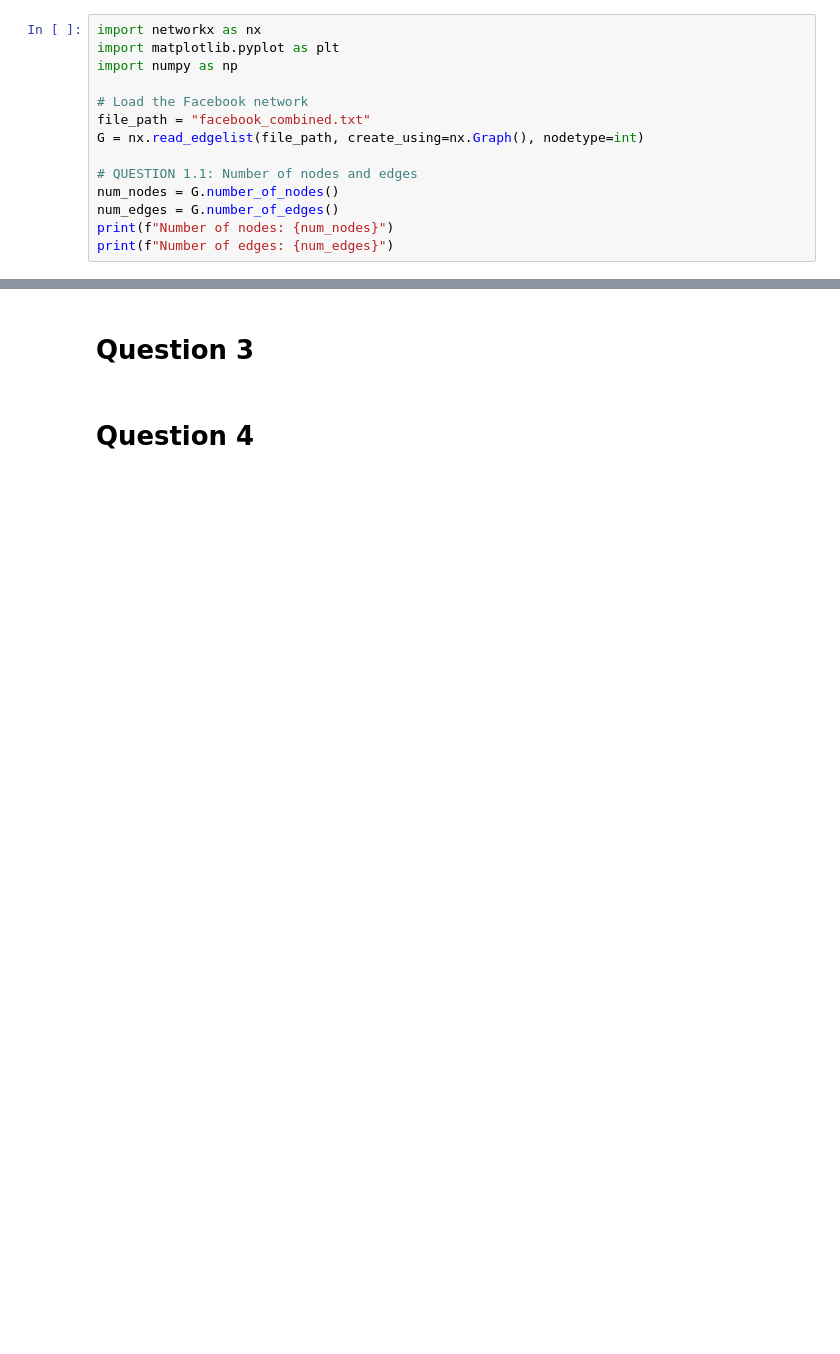
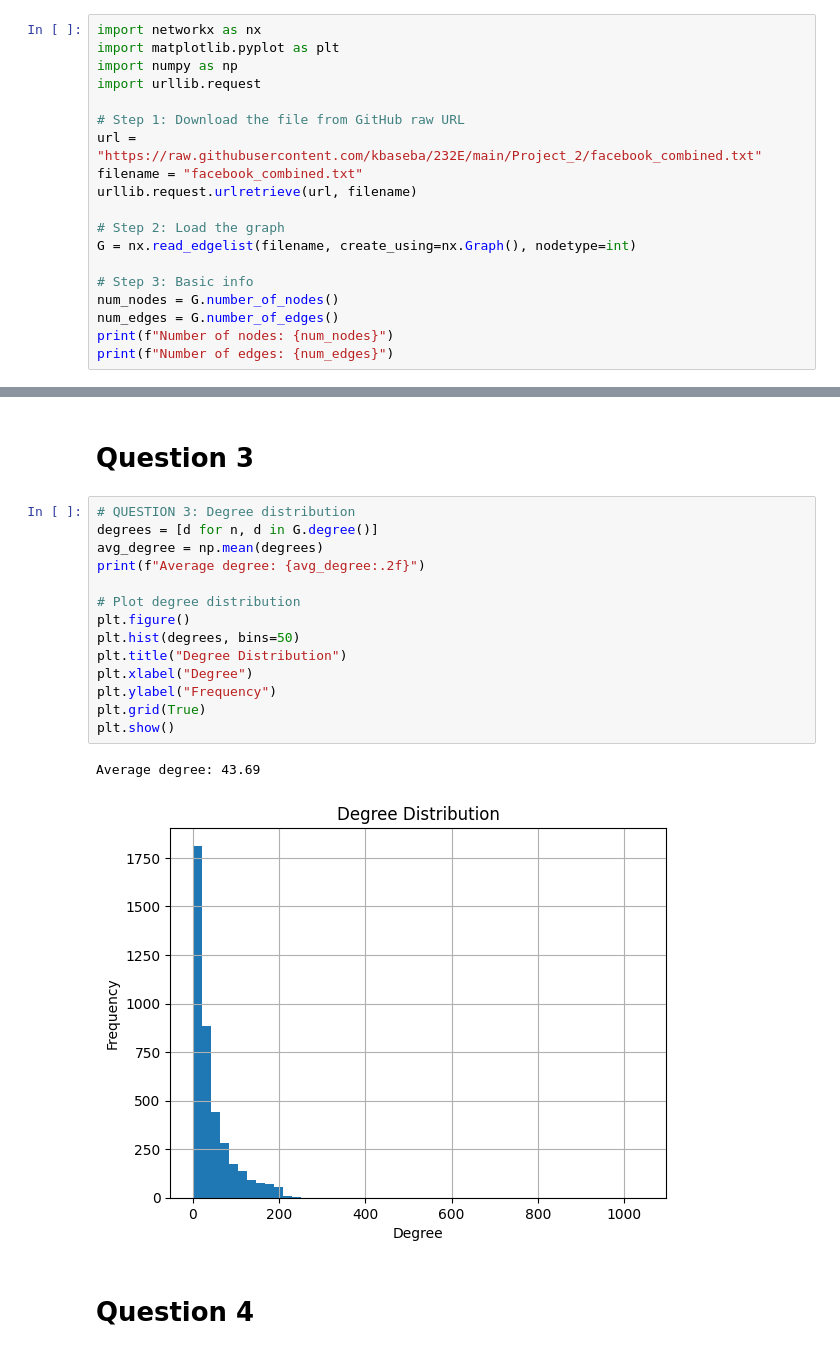
Before and after one commit to kbaseba/232E, a Jupyter notebook: Project_2/ECE232E_Project2_606539982_106405230_106303745.ipynb, the cells around one changed output, grey strips where cells are left out. Cells and saved outputs as stored; diff of their text form; blank space fills up the shorter version.

```diff
--- a/Project_2/ECE232E_Project2_606539982_106405230_106303745.ipynb
+++ b/Project_2/ECE232E_Project2_606539982_106405230_106303745.ipynb
@@ -19,12 +19,17 @@ Requirement already satisfied: six>=1.5 in /usr/local/lib/python3.11/dist-packag
 import networkx as nx
 import matplotlib.pyplot as plt
 import numpy as np
+import urllib.request
 
-# Load the Facebook network
-file_path = "facebook_combined.txt"
-G = nx.read_edgelist(file_path, create_using=nx.Graph(), nodetype=int)
+# Step 1: Download the file from GitHub raw URL
+url = "https://raw.githubusercontent.com/kbaseba/232E/main/Project_2/facebook_combined.txt"
+filename = "facebook_combined.txt"
+urllib.request.urlretrieve(url, filename)
 
-# QUESTION 1.1: Number of nodes and edges
+# Step 2: Load the graph
+G = nx.read_edgelist(filename, create_using=nx.Graph(), nodetype=int)
+
+# Step 3: Basic info
 num_nodes = G.number_of_nodes()
 num_edges = G.number_of_edges()
 print(f"Number of nodes: {num_nodes}")
@@ -34,4 +63,21 @@ print(f"Number of edges: {num_edges}")
 # %% [markdown]
 # Question 3
+# %%
+# QUESTION 3: Degree distribution
+degrees = [d for n, d in G.degree()]
+avg_degree = np.mean(degrees)
+print(f"Average degree: {avg_degree:.2f}")
+
+# Plot degree distribution
+plt.figure()
+plt.hist(degrees, bins=50)
+plt.title("Degree Distribution")
+plt.xlabel("Degree")
+plt.ylabel("Frequency")
+plt.grid(True)
+plt.show()
+# %% [output]
+Average degree: 43.69
+[figure, added]
 # %% [markdown]
 # Question 4
```
Also changed, not shown: parts of 4 cells of this notebook.
